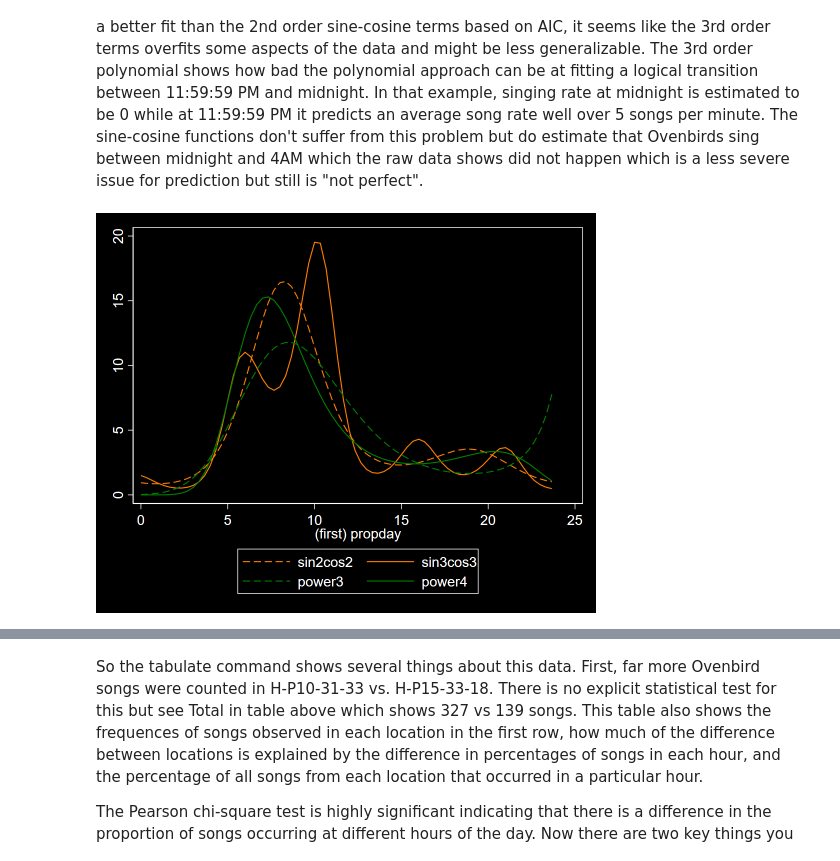
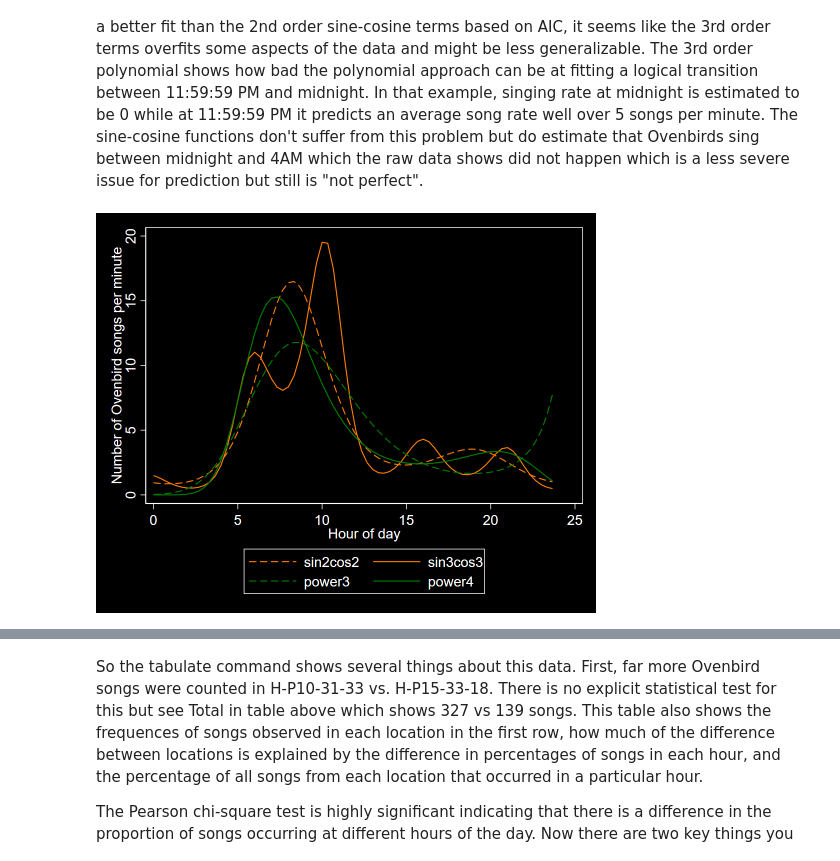
Before and after one commit to erinbayne/HowTo, a Jupyter notebook: TimeOfDay/TimeOfDay.ipynb, the cells around one changed output, grey strips where cells are left out. Cells and saved outputs as stored; diff of their text form; code cells hidden in the pictures.

```diff
--- a/TimeOfDay/TimeOfDay.ipynb
+++ b/TimeOfDay/TimeOfDay.ipynb
@@ -327,9 +331,9 @@ The best fitting sine/ cosine variables include third order terms.  Based on AIC
 # %%
 %%stata
 label variable FITsin2cos2 "sin2cos2"
 label variable FITsin3cos3 "sin3cos3"
 label variable FITpower3 "power3"
 label variable FITpower4 "power4"
-twoway (line FITsin2cos2 propday, sort lcolor(orange) lpattern(dash)) (line FITsin3cos3 propday, sort lcolor(orange) lpattern(solid))  (line FITpower3 propday, sort lcolor(green) lpattern(dash)) (line FITpower4 propday, sort lcolor(green) lpattern(solid))
+twoway (line FITsin2cos2 propday, sort lcolor(orange) lpattern(dash)) (line FITsin3cos3 propday, sort lcolor(orange) lpattern(solid))  (line FITpower3 propday, sort lcolor(green) lpattern(dash)) (line FITpower4 propday, sort lcolor(green) lpattern(solid)), xtitle(Hour of day) ytitle(Number of Ovenbird songs per minute)
 # %% [output]
-[figure, old version]
+[figure, new version]
```
Also changed, not shown: parts of 17 cells of this notebook, 1 other file.
